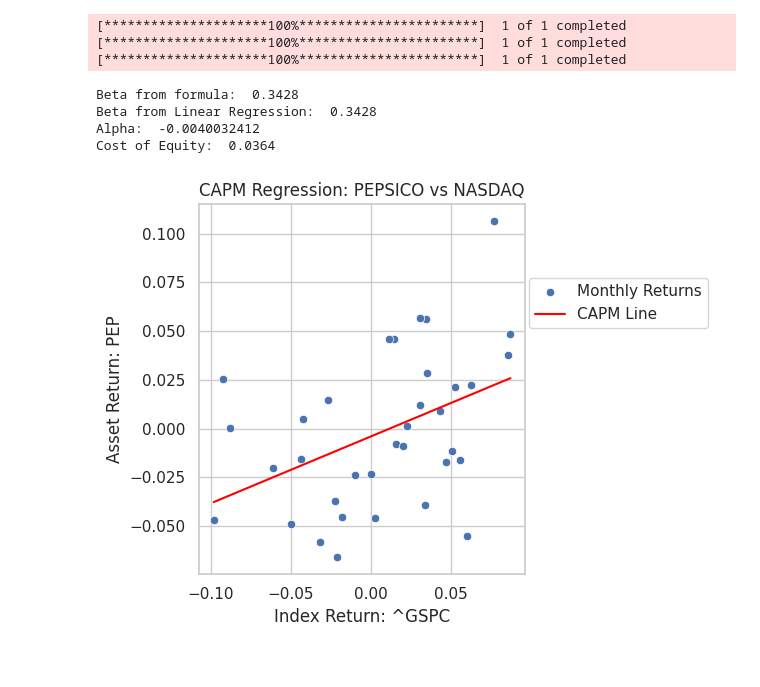
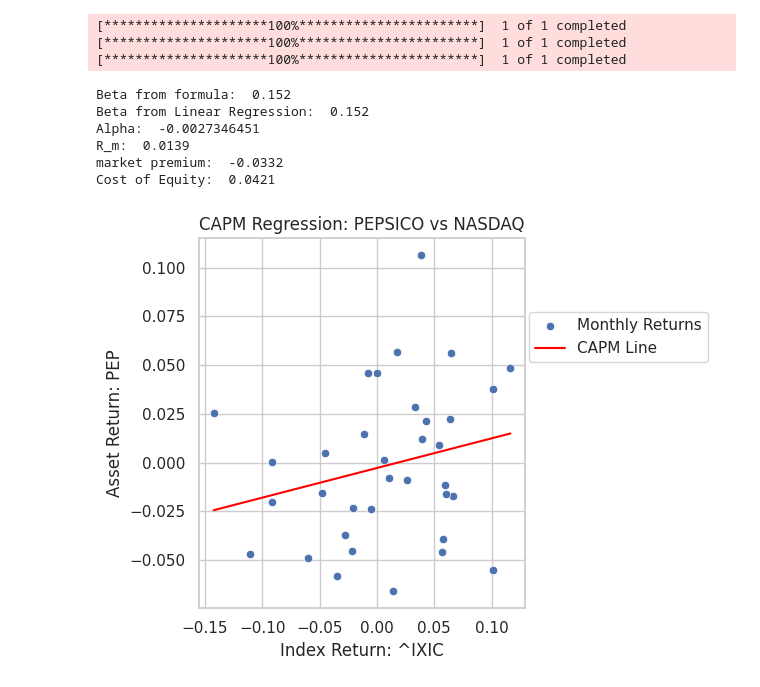
Before and after one commit to sam-hub708/Probe-Capital-Research, a Jupyter notebook: CAPM_Prelim.ipynb, the cells around one changed output. Drawn from its saved outputs; the diff is of its cells as text; code cells hidden in the pictures.

```diff
--- a/CAPM_Prelim.ipynb
+++ b/CAPM_Prelim.ipynb
@@ -40,37 +40,41 @@ def CAPM(ticker_i, ticker_a, ticker_rf, start, end):
     print('Beta from formula: ', round(beta_form, 4))
     print('Beta from Linear Regression: ', round(beta_reg, 4))
     print('Alpha: ', round(alpha, 10))
+    print('R_m: ', round(R_m, 4))
+    print('market premium: ', round(R_m - R_f, 4))
     print('Cost of Equity: ', round(cost_equity, 4))
     print('\n')
 
     # Plot
     sns.set(style="whitegrid")
     sns.scatterplot(x='I_Return', y='A_Return', data=data, label='Monthly Returns')
     x_vals = np.sort(data['I_Return'])
     y_vals = alpha + beta_reg * x_vals
     sns.lineplot(x=x_vals, y=y_vals, color='red', label='CAPM Line')
 
     plt.xlabel(f'Index Return: {ticker_i}')
     plt.ylabel(f'Asset Return: {ticker_a}')
     plt.title(f'CAPM Regression: PEPSICO vs NASDAQ')
     plt.legend(bbox_to_anchor=(1.01, 0.8), loc=2, borderaxespad=0)
     plt.tight_layout()
     plt.show()
 
 # Usage
 ticker_a = 'PEP'
-ticker_i = '^GSPC'
+ticker_i = '^IXIC'
 ticker_rf = '^IRX'
 start = pd.to_datetime('2022-01-01')
 end = pd.to_datetime('2024-12-31')
 
 CAPM(ticker_i, ticker_a, ticker_rf, start, end)
 # %% [output]
 [*********************100%***********************]  1 of 1 completed
 [*********************100%***********************]  1 of 1 completed
 [*********************100%***********************]  1 of 1 completed
-Beta from formula:  0.3428
-Beta from Linear Regression:  0.3428
-Alpha:  -0.0040032412
-Cost of Equity:  0.0364
+Beta from formula:  0.152
+Beta from Linear Regression:  0.152
+Alpha:  -0.0027346451
+R_m:  0.0139
+market premium:  -0.0332
+Cost of Equity:  0.0421
-[figure, old version]
+[figure, new version]
```
Also changed, not shown: parts of 1 cell of this notebook.
